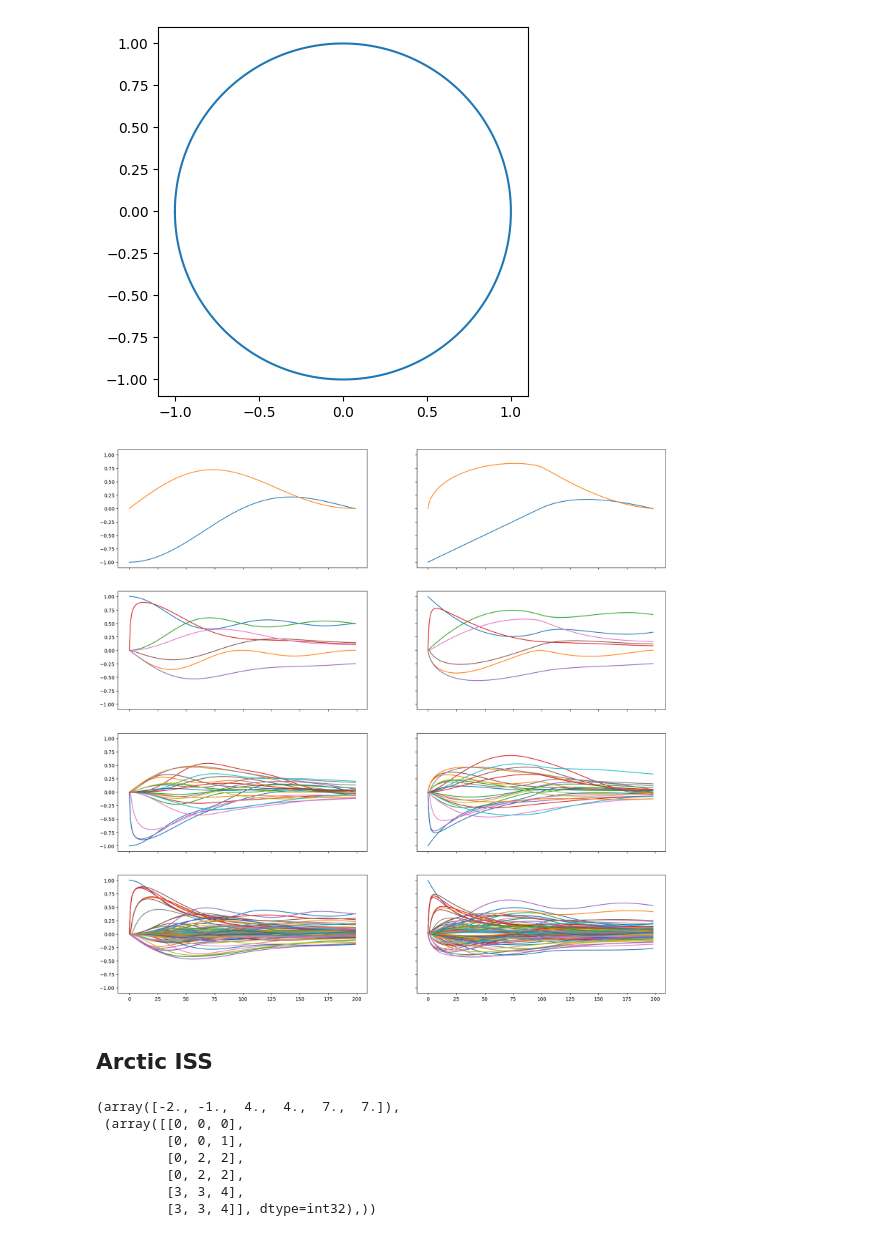
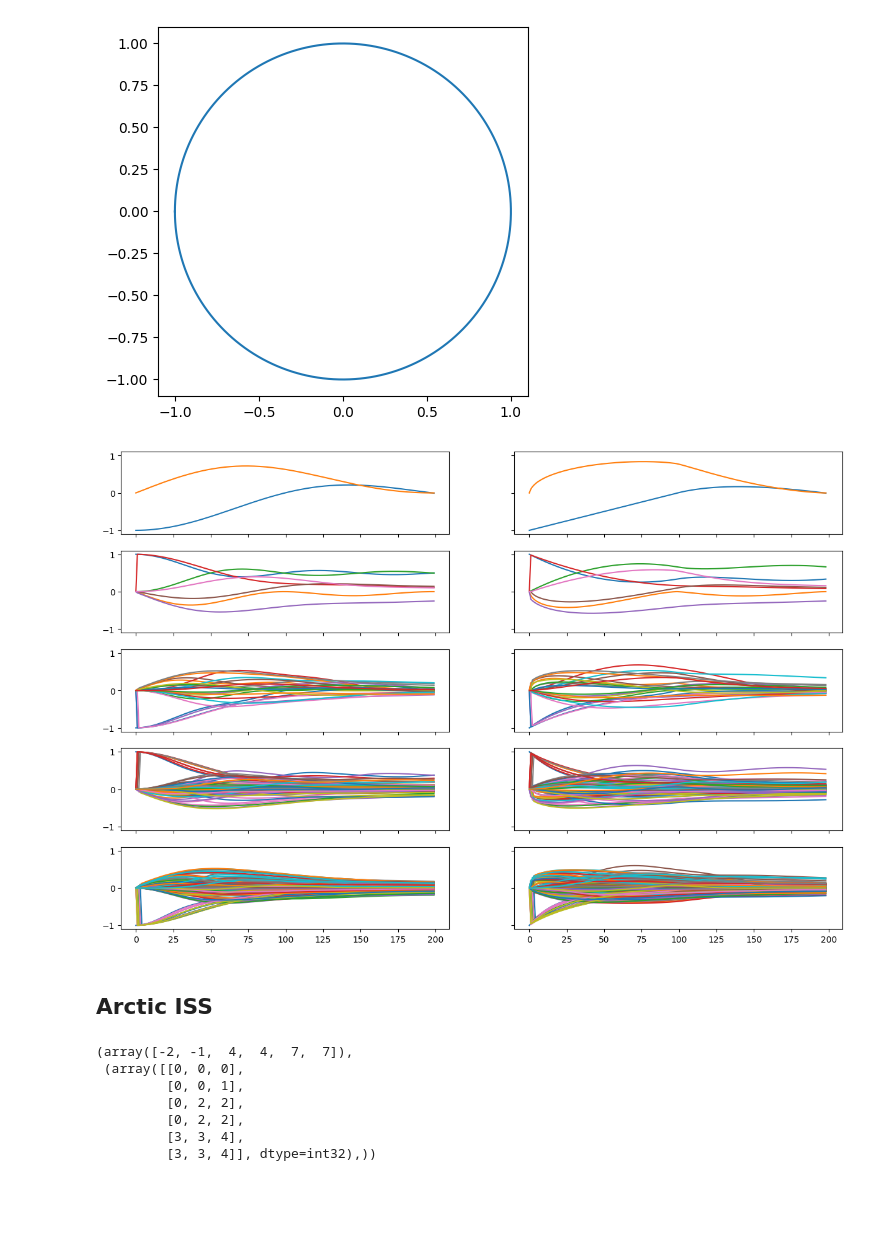
Before and after one commit to irkri/witss, a Jupyter notebook: test.ipynb, the cells around one changed output. Saved outputs shown, nothing was run; the diff lists cells and outputs as text; code cells hidden in the pictures; blank space fills up the shorter version.

Commit message:
partial argmax; ISS return type; typing improvements

```diff
--- a/test.ipynb
+++ b/test.ipynb
@@ -26,17 +43,17 @@ words.append(iss.words.of_weight(1, 2))
 words.append(iss.words.of_weight(2, 2))
 words.append(iss.words.of_weight(3, 2))
 words.append(iss.words.of_weight(4, 2))
+words.append(iss.words.of_weight(5, 2))
 # %%
-fig, ax = plt.subplots(len(words), 2, figsize=(20, 20),
+fig, ax = plt.subplots(len(words), 2, figsize=(15, 10),
                        sharey=True, sharex=True)
 
 for i in range(len(words)):
     for word in words[i]:
         ax[i, 0].plot(iss.iss(x1, word, normalize=True), label=f"${word}$")
         ax[i, 1].plot(iss.iss(x2, word, normalize=True), label=f"${word}$")
-    # ax[i].legend(loc="upper left")
 # %% [output]
-[figure, old version]
+[figure, new version]
 # %% [markdown]
 ## Arctic ISS
 # %%
@@ -47,9 +64,9 @@ x = np.array([
     [1, 2, 6, 2, 8, 2],
 ]).swapaxes(0, 1)
 # %%
-iss.iss(x, iss.Word("[1][2][3]"), partial=False, semiring=iss.semiring.Arctic(indices=True))
+iss.cumargmax(x, iss.Word("[1][2][3]"), partial=False)
 # %% [output]
-(array([-2., -1.,  4.,  4.,  7.,  7.]),
+(array([-2, -1,  4,  4,  7,  7]),
  (array([[0, 0, 0],
          [0, 0, 1],
          [0, 2, 2],
```
Also changed, not shown: parts of 5 cells of this notebook, 9 other files.
